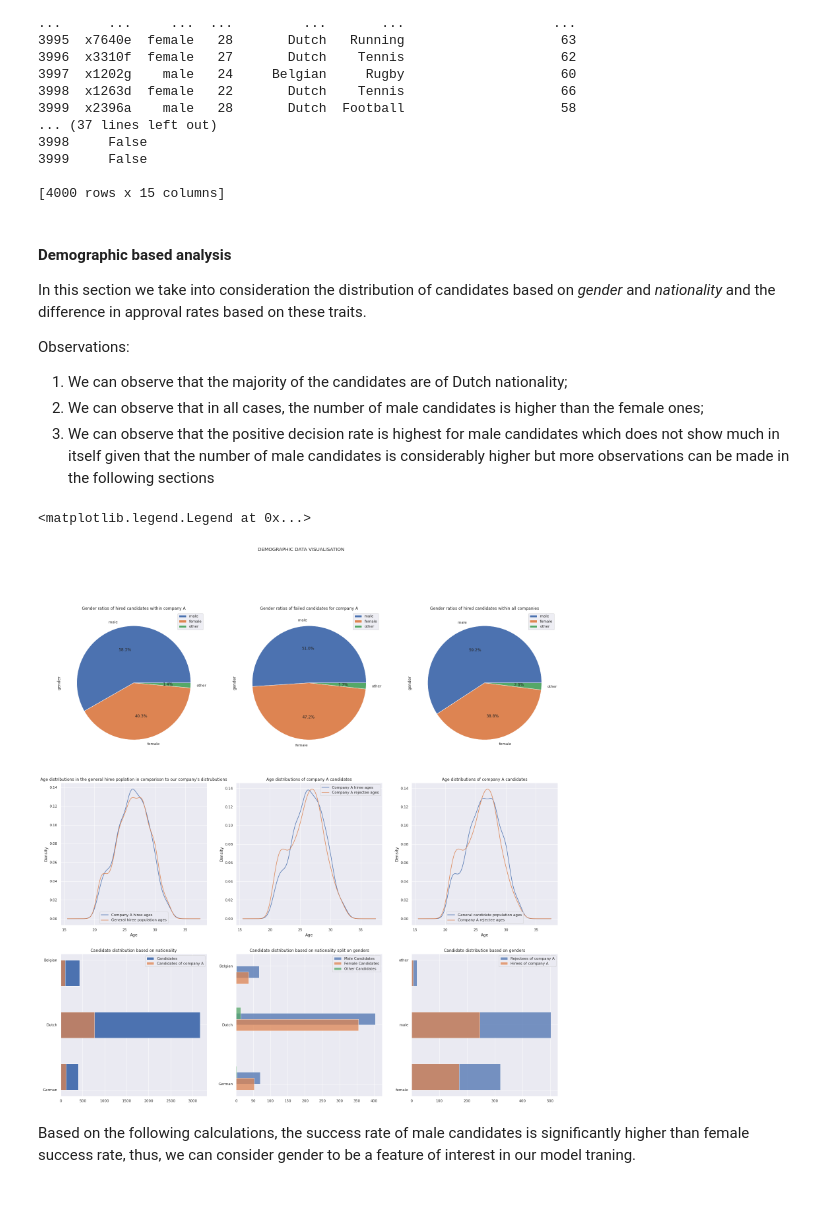
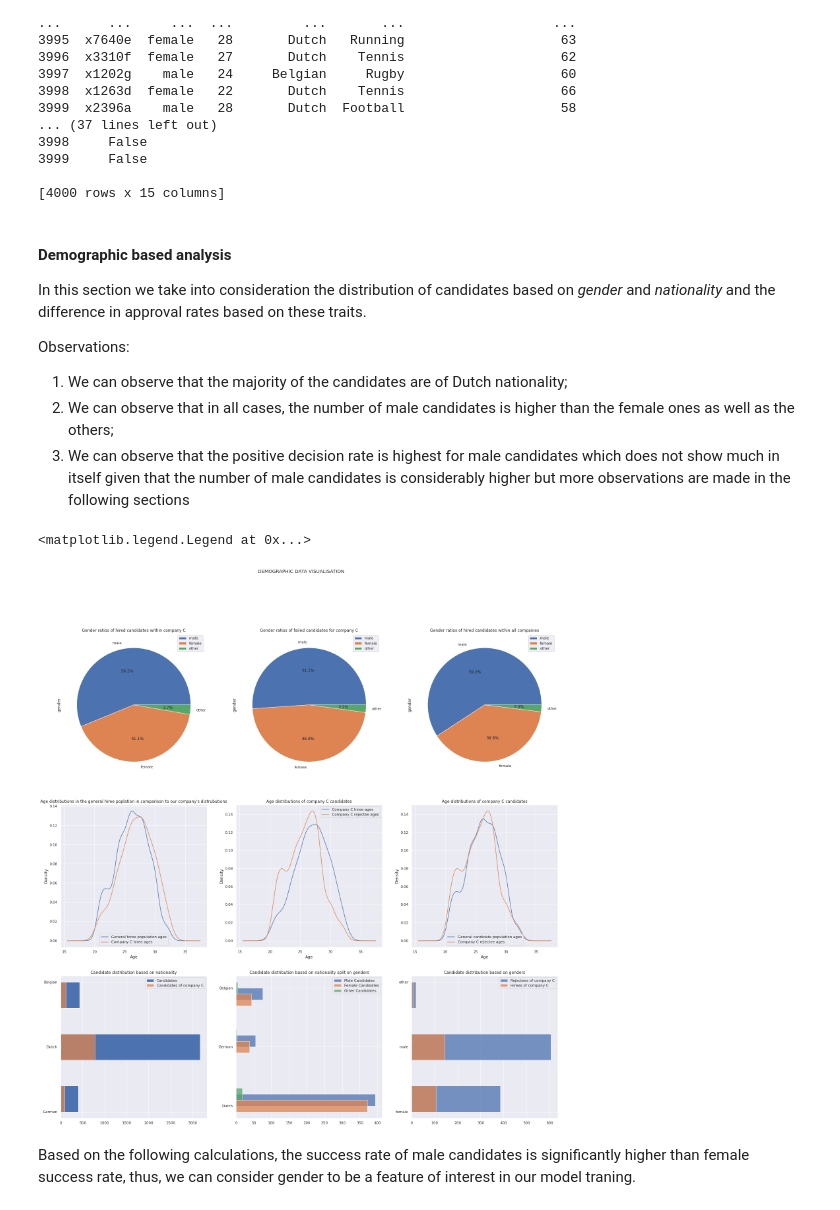
Before and after one commit to andrei-calin-dragomir/AdvisoryReportIDS, a Jupyter notebook: processing.ipynb, the cells around one changed output. Saved outputs shown, nothing was run; the diff lists cells and outputs as text; code cells hidden in the pictures.

```diff
--- a/processing.ipynb
+++ b/processing.ipynb
@@ -57,8 +51,8 @@ In this section we take into consideration the distribution of candidates based
 
 Observations:
 1. We can observe that the majority of the candidates are of Dutch nationality;
-2. We can observe that in all cases, the number of male candidates is higher than the female ones;
-3. We can observe that the positive decision rate is highest for male candidates which does not show much in itself given that the number of male candidates is considerably higher but more        observations can be made in the following sections
+2. We can observe that in all cases, the number of male candidates is higher than the female ones as well as the others;
+3. We can observe that the positive decision rate is highest for male candidates which does not show much in itself given that the number of male candidates is considerably higher but more observations are made in the following sections
 # %%
 from cProfile import label
 
@@ -75,13 +69,13 @@ fig1.set_figwidth(27)
 fig1.set_figheight(27)
 
 #First plot
-demographicDataFrame.query("company == 'A' and decision == True")['gender'].value_counts().plot.pie(ax=ax1, labels=['male', 'female', 'other'], autopct='%1.1f%%')
-ax1.set_title("Gender ratios of hired candidates within company A")
+demographicDataFrame.query("company == 'C' and decision == True")['gender'].value_counts().plot.pie(ax=ax1, labels=['male', 'female', 'other'], autopct='%1.1f%%')
+ax1.set_title("Gender ratios of hired candidates within company C")
 ax1.legend()
 
 #Second plot
-demographicDataFrame.query("company == 'A' and decision != True")['gender'].value_counts().plot.pie(ax=ax2, labels=['male', 'female', 'other'], autopct='%1.1f%%')
-ax2.set_title("Gender ratios of failed candidates for company A")
+demographicDataFrame.query("company == 'C' and decision != True")['gender'].value_counts().plot.pie(ax=ax2, labels=['male', 'female', 'other'], autopct='%1.1f%%')
+ax2.set_title("Gender ratios of failed candidates for company C")
 ax2.legend()
 
 #Third plot
@@ -90,52 +84,49 @@ ax3.set_title("Gender ratios of hired candidates within all companies")
 ax3.legend()
 
 #Fourth plot
-demographicDataFrame.query("decision and company == 'A'")['age'].plot(kind='density', ax=ax4, label="Company A hiree ages")
-demographicDataFrame.query("decision and company != 'A'")['age'].plot(kind='density', ax=ax4, label="General hiree population ages")
+demographicDataFrame.query("decision and company != 'C'")['age'].plot(kind='density', ax=ax4, label="General hiree population ages")
+demographicDataFrame.query("decision and company == 'C'")['age'].plot(kind='density', ax=ax4, label="Company C hiree ages")
 ax4.set_xlabel("Age")
 ax4.set_title("Age distributions in the general hiree poplation in comparison to our company's distrubutions")
 ax4.legend()
 
 #Fifth plot
-demographicDataFrame.query("decision and company == 'A'")['age'].plot(kind='density', ax=ax5, label="Company A hiree ages")
-demographicDataFrame.query("not decision and company == 'A'")['age'].plot(kind='density', ax=ax5, label="Company A rejectee ages")
+demographicDataFrame.query("decision and company == 'C'")['age'].plot(kind='density', ax=ax5, label="Company C hiree ages")
+demographicDataFrame.query("not decision and company == 'C'")['age'].plot(kind='density', ax=ax5, label="Company C rejectee ages")
 ax5.set_xlabel("Age")
-ax5.set_title("Age distributions of company A candidates")
+ax5.set_title("Age distributions of company C candidates")
 ax5.legend()
 
 #Sixth plot
-demographicDataFrame.query("decision and company != 'A'")['age'].plot(kind='density', ax=ax6, label="General candidate population ages")
-demographicDataFrame.query("not decision and company == 'A'")['age'].plot(kind='density', ax=ax6, label="Company A rejectee ages")
+demographicDataFrame.query("decision and company != 'C'")['age'].plot(kind='density', ax=ax6, label="General candidate population ages")
+demographicDataFrame.query("not decision and company == 'C'")['age'].plot(kind='density', ax=ax6, label="Company C rejectee ages")
 ax6.set_xlabel("Age")
-ax6.set_title("Age distributions of company A candidates")
+ax6.set_title("Age distributions of company C candidates")
 ax6.legend()
 
 #Seventh plot
 ax7.hist(demographicDataFrame['nationality'], label = 'Candidates', bins = 5, orientation='horizontal')
-ax7.hist(demographicDataFrame.query("company == 'A'")['nationality'], bins = 5, label = 'Candidates of company A', orientation='horizontal', alpha = 0.75)
+ax7.hist(demographicDataFrame.query("company == 'C'")['nationality'], bins = 5, label = 'Candidates of company C', orientation='horizontal', alpha = 0.75)
 ax7.set_title("Candidate distribution based on nationality")
 ax7.legend()
 
 #Eighth plot
-ax8.hist(demographicDataFrame.query("gender == 'male' and company == 'A'")['nationality'], label='Male Candidates', orientation='horizontal', align='mid', alpha= 0.75)
-ax8.hist(demographicDataFrame.query("gender == 'female' and company == 'A'")['nationality'], label='Female Candidates', orientation='horizontal', align='left', alpha= 0.75)
-ax8.hist(demographicDataFrame.query("gender == 'other' and company == 'A'")['nationality'], label='Other Candidates', orientation='horizontal', align='right', alpha= 0.75)
+ax8.hist(demographicDataFrame.query("gender == 'male' and company == 'C'")['nationality'], label='Male Candidates', orientation='horizontal', align='mid', alpha= 0.75)
+ax8.hist(demographicDataFrame.query("gender == 'female' and company == 'C'")['nationality'], label='Female Candidates', orientation='horizontal', align='left', alpha= 0.75)
+ax8.hist(demographicDataFrame.query("gender == 'other' and company == 'C'")['nationality'], label='Other Candidates', orientation='horizontal', align='right', alpha= 0.75)
 ax8.set_title("Candidate distribution based on nationality split on genders")
 ax8.legend()
 
 
 
 #Ninth plot
-ax9.hist(demographicDataFrame.query("decision and company != 'A'")['gender'], bins = 5, label = 'Rejectees of company A', orientation='horizontal', alpha = 0.75)
-ax9.hist(demographicDataFrame.query("decision and company == 'A'")['gender'], label = 'Hirees of company A', bins = 5, orientation='horizontal', alpha=0.75)
-ax9.set_title("Candidate distribution based on nationality")
-ax9.legend()
-
+ax9.hist(demographicDataFrame.query("decision and company != 'C'")['gender'], bins = 5, label = 'Rejectees of company C', orientation='horizontal', alpha = 0.75)
+ax9.hist(demographicDataFrame.query("decision and company == 'C'")['gender'], label = 'Hirees of company C', bins = 5, orientation='horizontal', alpha=0.75)
 ax9.set_title("Candidate distribution based on genders")
 ax9.legend()
 # %% [output]
 <matplotlib.legend.Legend at 0x...>
-[figure, old version]
+[figure, new version]
 # %% [markdown]
 Based on the following calculations, the success rate of male candidates is significantly higher than female success rate, thus, we can consider gender to be a feature of interest in our model traning.
 # %%
```
Also changed, not shown: parts of 6 cells of this notebook.
